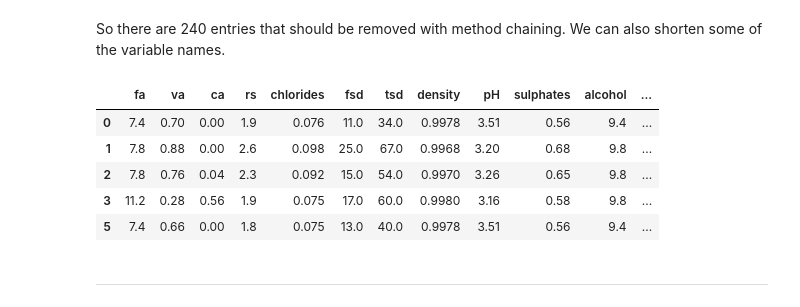
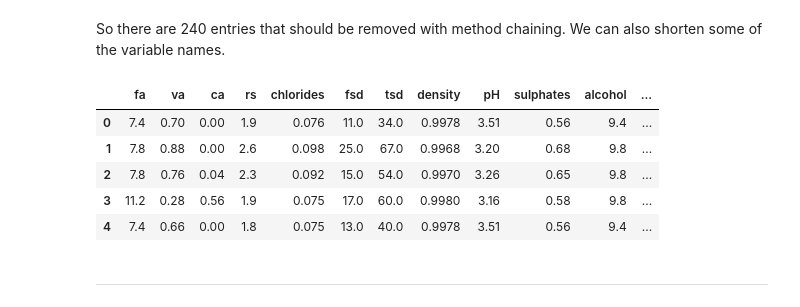
Before and after one commit to data301-2020-winter1/course-project-group_6006, a Jupyter notebook: analysis/Stephanie/exploring_data.ipynb, the cells around one changed output. Saved outputs shown, nothing was run; the diff lists cells and outputs as text; code cells hidden in the pictures.

```diff
--- a/analysis/Stephanie/exploring_data.ipynb
+++ b/analysis/Stephanie/exploring_data.ipynb
@@ -77,21 +77,25 @@ No duplicated entries found
 # %% [markdown]
 So there are 240 entries that should be removed with method chaining. We can also shorten some of the variable names.
 # %%
+#from ..scripts import project_functions
 red_wine_df = (
-        red_wine_df
-        .rename(columns={"fixed acidity": "fa", "volatile acidity": "va", "citric acid": "ca", "residual sugar": "rs", "free sulfur dioxide": "fsd", "total sulfur dioxide": "tsd"})
+        pd.read_csv("../../data/raw/winequality-red.csv", sep=";")
+        .rename(columns={"fixed acidity": "fa", "volatile acidity": "va", "citric acid": "ca",
+                         "residual sugar": "rs", "free sulfur dioxide": "fsd", "total sulfur dioxide": "tsd"})
         .drop_duplicates()
         .dropna(axis=0, subset=['fa','va','ca','rs','chlorides','fsd','tsd','density','pH','sulphates','alcohol'])
         .reset_index()
+        .drop(['index'],axis=1)
     )
-#red_wine_df.head()
+#red_wine_df = project_functions.load_and_process("../../data/raw/winequality-red.csv")
+red_wine_df.head()
 # %% [output]
 |  | fa | va | ca | rs | chlorides | fsd | tsd | density | pH | sulphates | alcohol | ... |
 | 0 | 7.4 | 0.70 | 0.00 | 1.9 | 0.076 | 11.0 | 34.0 | 0.9978 | 3.51 | 0.56 | 9.4 | ... |
 | 1 | 7.8 | 0.88 | 0.00 | 2.6 | 0.098 | 25.0 | 67.0 | 0.9968 | 3.20 | 0.68 | 9.8 | ... |
 | 2 | 7.8 | 0.76 | 0.04 | 2.3 | 0.092 | 15.0 | 54.0 | 0.9970 | 3.26 | 0.65 | 9.8 | ... |
 | 3 | 11.2 | 0.28 | 0.56 | 1.9 | 0.075 | 17.0 | 60.0 | 0.9980 | 3.16 | 0.58 | 9.8 | ... |
-| 5 | 7.4 | 0.66 | 0.00 | 1.8 | 0.075 | 13.0 | 40.0 | 0.9978 | 3.51 | 0.56 | 9.4 | ... |
+| 4 | 7.4 | 0.66 | 0.00 | 1.8 | 0.075 | 13.0 | 40.0 | 0.9978 | 3.51 | 0.56 | 9.4 | ... |
 # %% [markdown]
 ---
 # %% [markdown]
```
Also changed, not shown: 1 other file.
